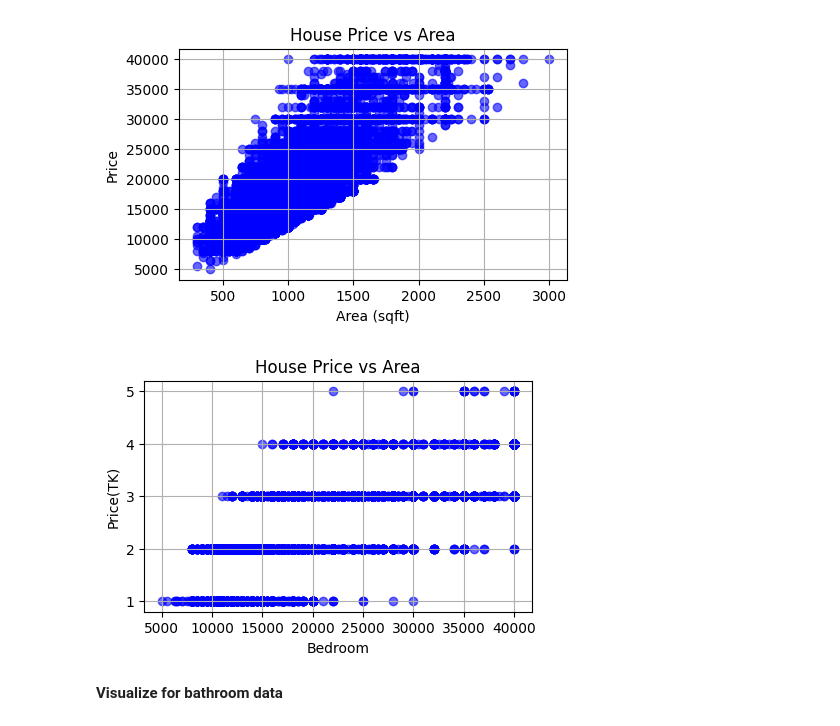
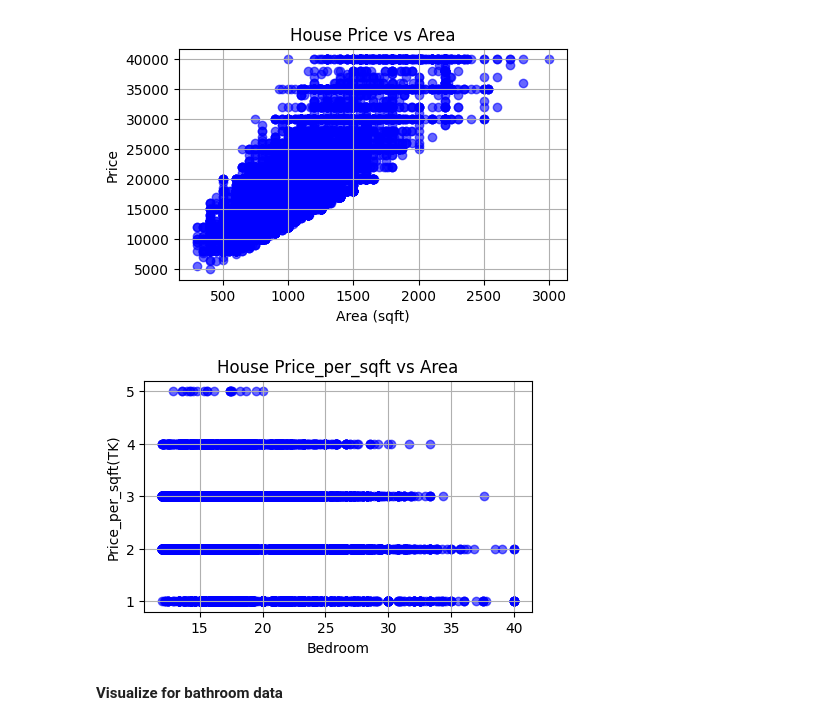
Before and after one commit to MdRimon29/House_Rent_Prediction_for_Dhaka_City, a Jupyter notebook: house_rent_prediction.ipynb, the cells around one changed output. Drawn from its saved outputs; the diff is of its cells as text; code cells hidden in the pictures.

```diff
--- a/house_rent_prediction.ipynb
+++ b/house_rent_prediction.ipynb
@@ -312,20 +312,20 @@ plt.show()
 [figure]
 # %%
 plt.figure(figsize=(5,3))
-plt.scatter(df['Price'], df['Bath'], alpha=0.6, color='blue')
+plt.scatter(df['Price_per_sqft'], df['Bath'], alpha=0.6, color='blue')
 
 # Labels and title
 plt.xlabel('Bedroom')
-plt.ylabel('Price(TK)')
-plt.title('House Price vs Area')
+plt.ylabel('Price_per_sqft(TK)')
+plt.title('House Price_per_sqft vs Area')
 
 # Optional: grid
 plt.grid(True)
 
 # Show plot
 plt.show()
 # %% [output]
-[figure, old version]
+[figure, new version]
 # %% [markdown]
 **Visualize for bathroom data**
 # %%
```
Also changed, not shown: parts of 9 cells of this notebook, 1 other file.
